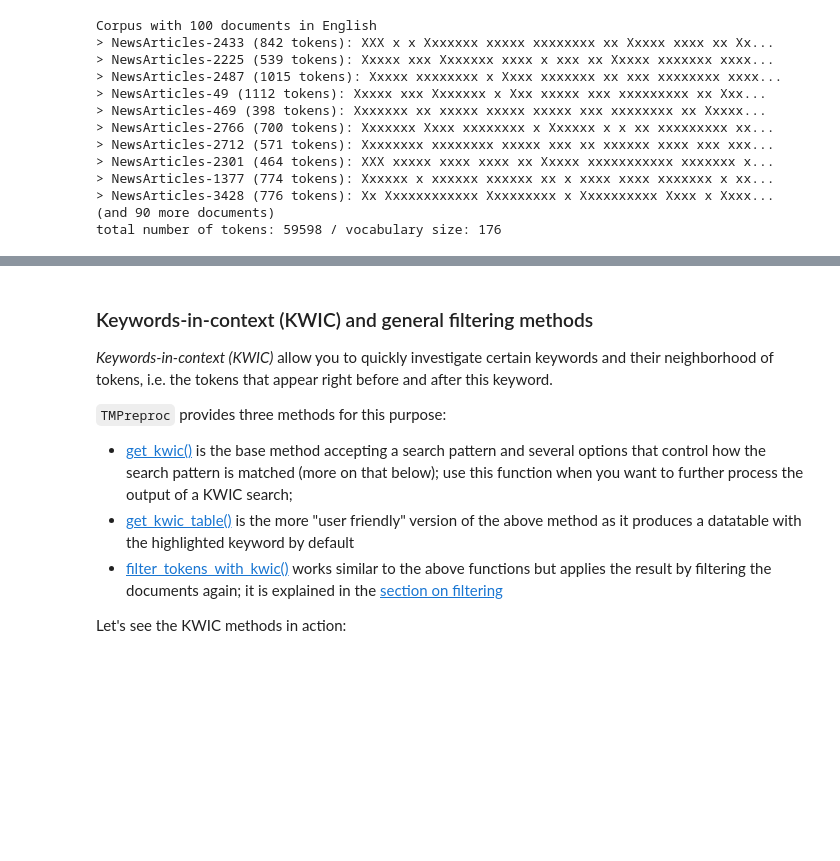
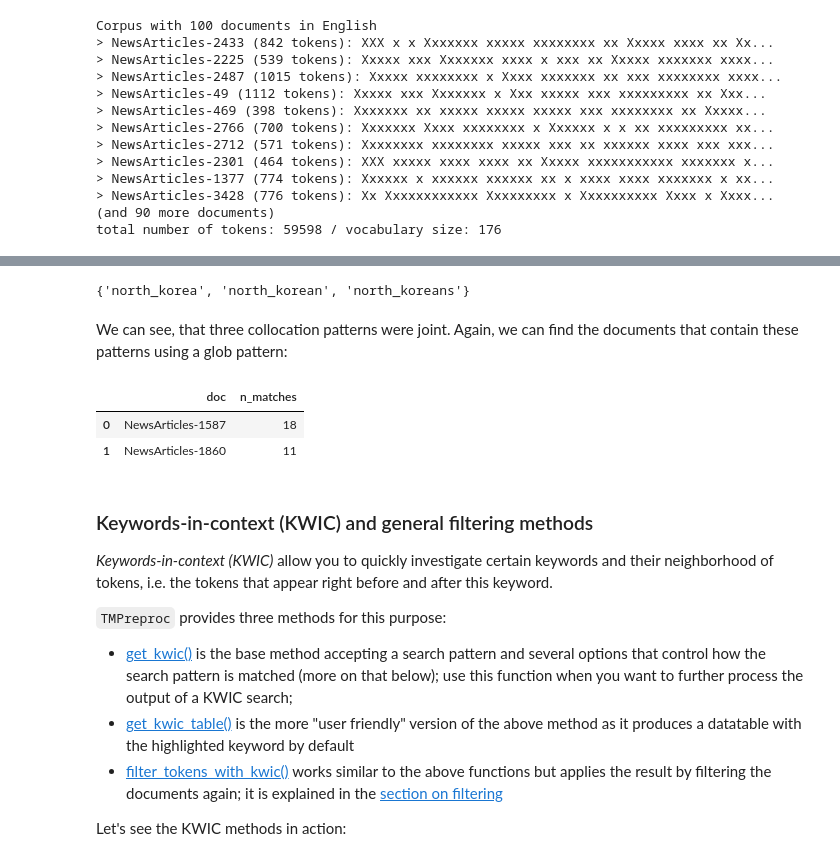
Before and after one commit to WZBSocialScienceCenter/tmtoolkit, a Jupyter notebook: doc/source/preprocessing.ipynb, the cells around one changed output, grey strips where cells are left out. Drawn from its saved outputs; the diff is of its cells as text; code cells hidden in the pictures; blank space fills up the shorter version.

```diff
--- a/doc/source/preprocessing.ipynb
+++ b/doc/source/preprocessing.ipynb
@@ -776,3 +874,17 @@ del corpus_shapes
+# %%
+from tmtoolkit.corpus import join_collocations_by_patterns
+
+join_collocations_by_patterns(corpus_norm, ['north', 'korea*'], match_type='glob', return_joint_tokens=True)
+# %% [output]
+{'north_korea', 'north_korean', 'north_koreans'}
+# %% [markdown]
+We can see, that three collocation patterns were joint. Again, we can find the documents that contain these patterns using a glob pattern:
+# %%
+find_documents(corpus_norm, 'north_korea*', match_type='glob' , as_table='-n_matches')
+# %% [output]
+|  | doc | n_matches |
+| 0 | NewsArticles-1587 | 18 |
+| 1 | NewsArticles-1860 | 11 |
 # %% [markdown]
 ### Keywords-in-context (KWIC) and general filtering methods
 
```
Also changed, not shown: parts of 17 cells of this notebook, 3 other files.
